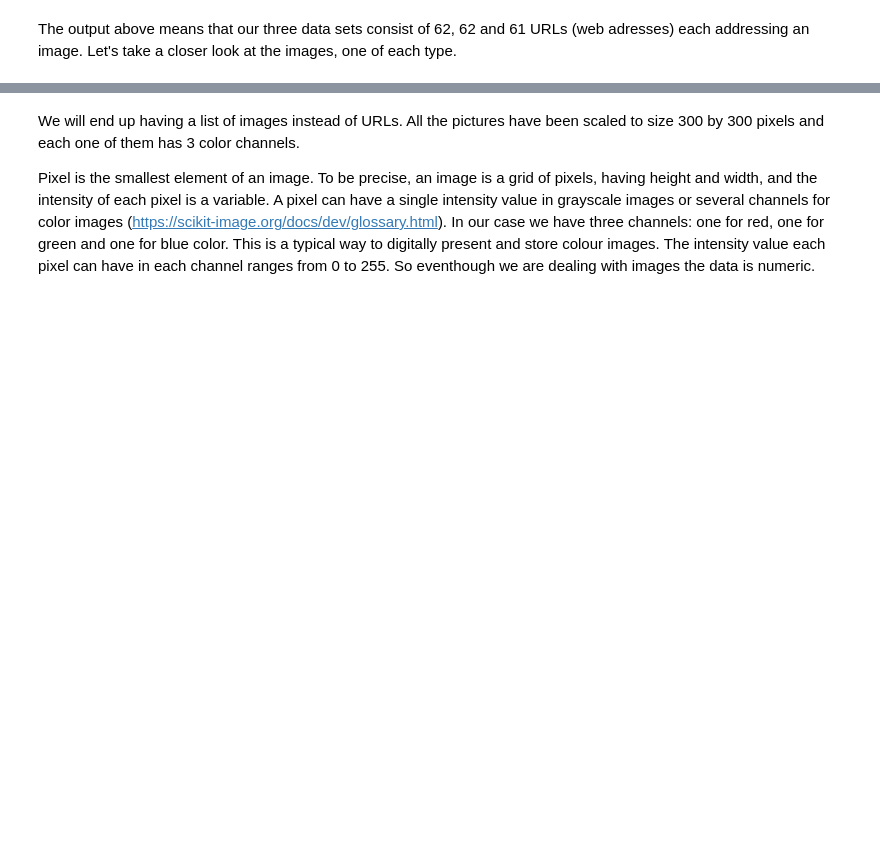
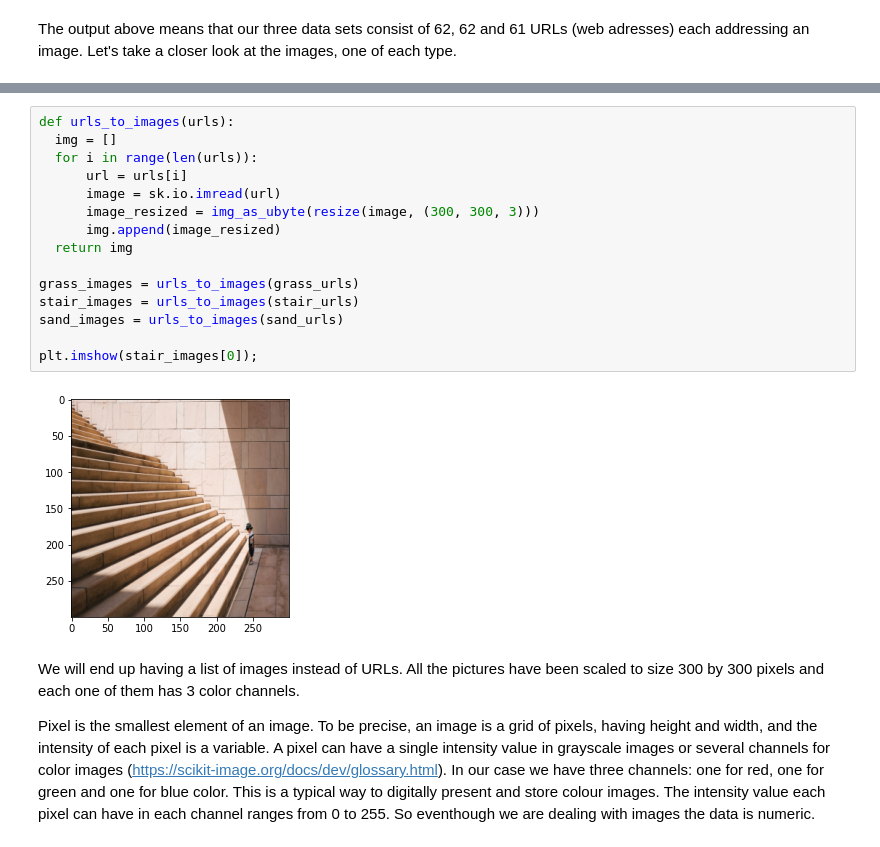
Before and after one commit to HannaKi/Image_classification_with_machine_learning_models, a Jupyter notebook: Image_classification.ipynb, the cells around one changed output, grey strips where cells are left out. Saved outputs shown, nothing was run; the diff lists cells and outputs as text; blank space fills up the shorter version.

```diff
--- a/Image_classification.ipynb
+++ b/Image_classification.ipynb
@@ -147,3 +152,20 @@ images = np.array(images)
+# %%
+def urls_to_images(urls):
+  img = []
+  for i in range(len(urls)):
+      url = urls[i]
+      image = sk.io.imread(url)
+      image_resized = img_as_ubyte(resize(image, (300, 300, 3)))
+      img.append(image_resized)
+  return img
+
+grass_images = urls_to_images(grass_urls)
+stair_images = urls_to_images(stair_urls)
+sand_images = urls_to_images(sand_urls)
+
+plt.imshow(stair_images[0]);
+# %% [output]
+[figure, added]
 # %% [markdown]
 We will end up having a list of images instead of URLs. All the pictures have been scaled to size 300 by 300 pixels and each one of them has 3 color channels.
 
```
Also changed, not shown: parts of 16 cells of this notebook.
